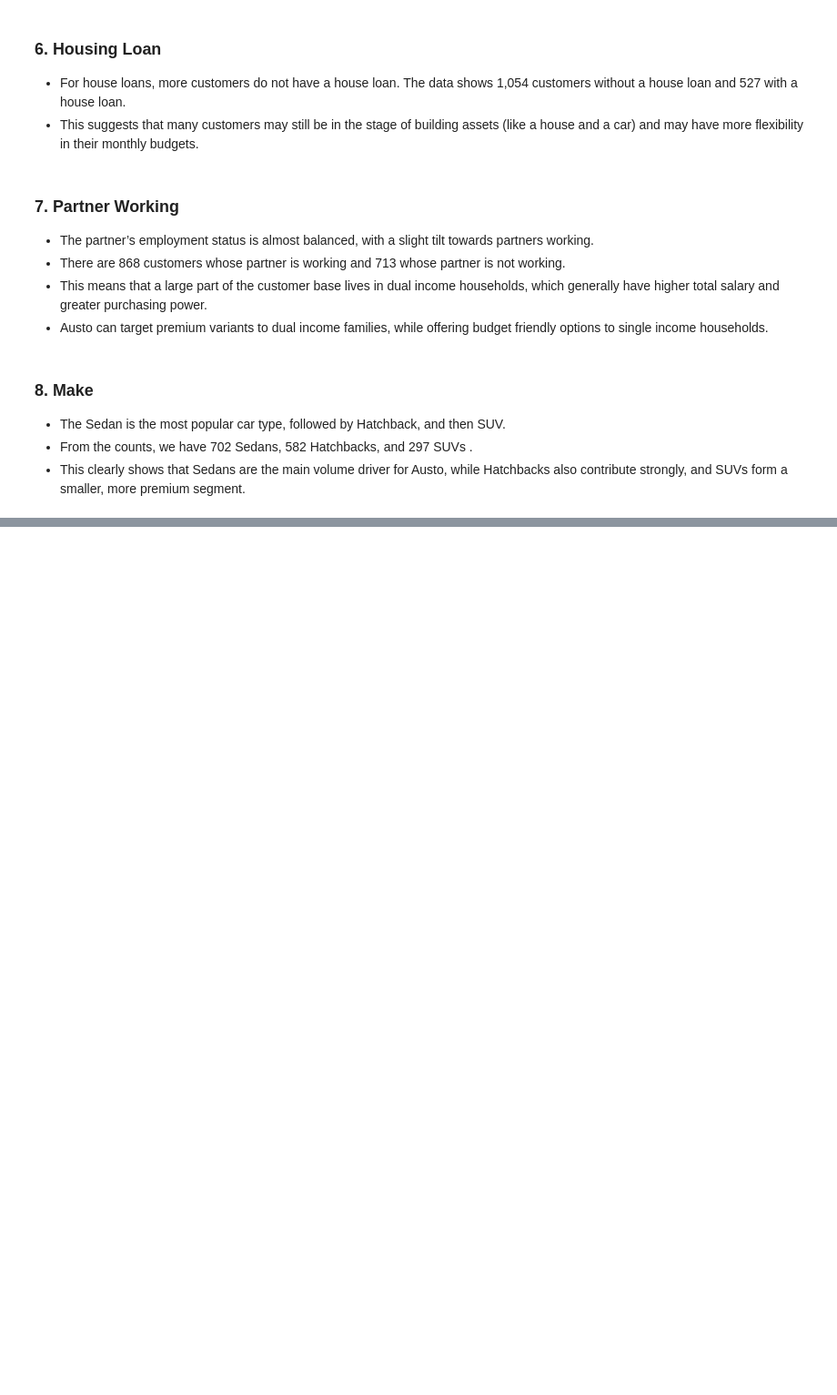
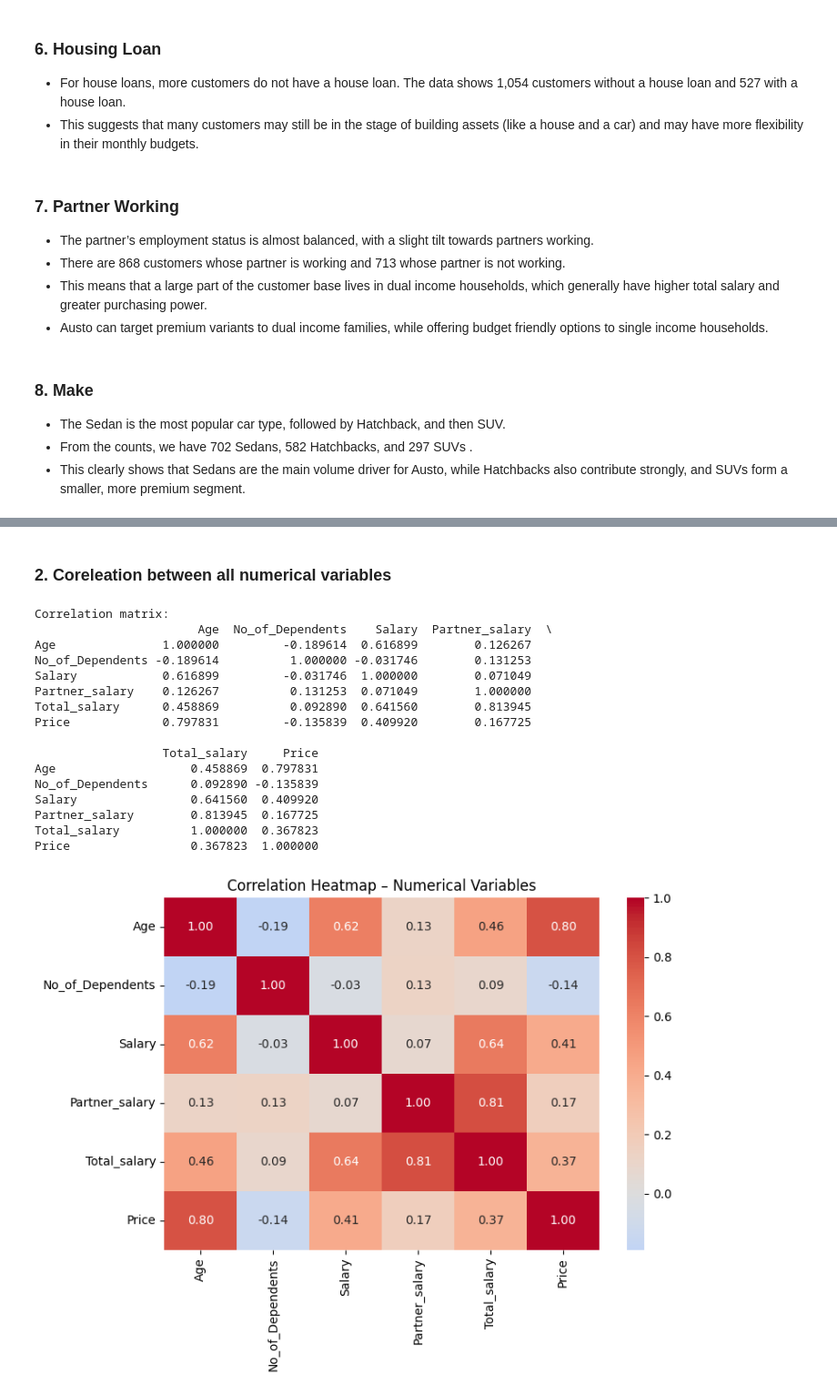
Before and after one commit to sakthivelk-gl/learn, a Jupyter notebook: Austo_Auto_Campaign_Analytics.ipynb, the cells around one changed output, grey strips where cells are left out. Shown at 91% size. Drawn from its saved outputs; the diff is of its cells as text; code cells hidden in the pictures; blank space fills up the shorter version.

```diff
--- a/Austo_Auto_Campaign_Analytics.ipynb
+++ b/Austo_Auto_Campaign_Analytics.ipynb
@@ -670,0 +673,5 @@ Name: count, dtype: int64
+# %%
+# Collecting Numerical and Categorical Variables
+num_cols = ["Age", "No_of_Dependents", "Salary", "Partner_salary", "Total_salary", "Price"]
+cat_cols = ["Gender", "Profession", "Marital_status", "Education",
+            "Personal_loan", "House_loan", "Partner_working", "Make"]
@@ -670,0 +708,33 @@ Name: count, dtype: int64
+# %% [markdown]
+###  2. Coreleation between all numerical variables
+# %%
+# Correlation matrix for numerical variables
+corr = df[num_cols].corr()
+
+print("Correlation matrix:")
+print(corr)
+
+# Heatmap
+plt.figure(figsize=(8, 6))
+sns.heatmap(corr, annot=True, cmap="coolwarm", center=0, fmt=".2f")
+plt.title("Correlation Heatmap – Numerical Variables")
+plt.tight_layout()
+plt.show()
+# %% [output]
+Correlation matrix:
+                       Age  No_of_Dependents    Salary  Partner_salary  \
+Age               1.000000         -0.189614  0.616899        0.126267
+No_of_Dependents -0.189614          1.000000 -0.031746        0.131253
+Salary            0.616899         -0.031746  1.000000        0.071049
+Partner_salary    0.126267          0.131253  0.071049        1.000000
+Total_salary      0.458869          0.092890  0.641560        0.813945
+Price             0.797831         -0.135839  0.409920        0.167725
+
+                  Total_salary     Price
+Age                   0.458869  0.797831
+No_of_Dependents      0.092890 -0.135839
+Salary                0.641560  0.409920
+Partner_salary        0.813945  0.167725
+Total_salary          1.000000  0.367823
+Price                 0.367823  1.000000
+[figure, added]
```
Also changed, not shown: parts of 16 cells of this notebook.
